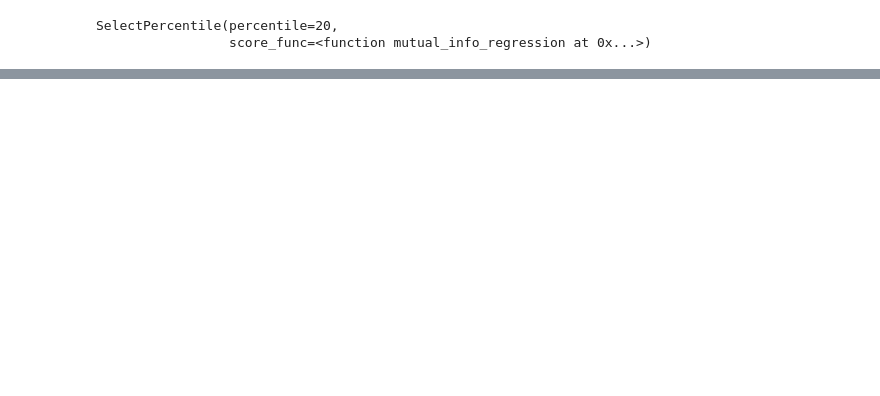
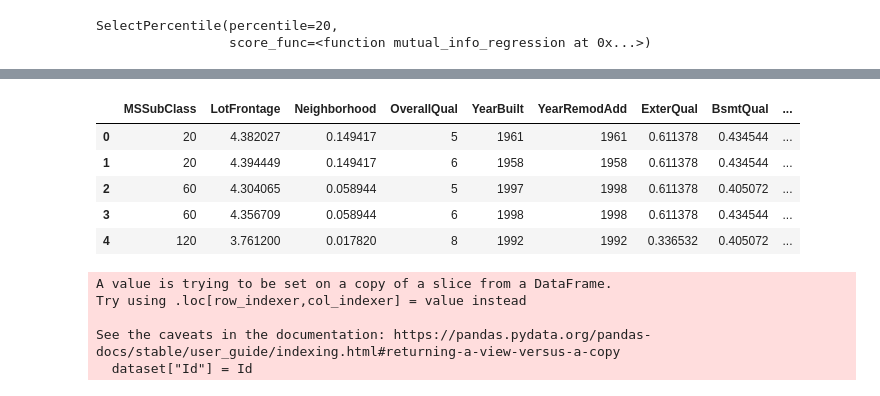
Before and after one commit to Muhliscm/deployed-, a Jupyter notebook: 30052021 Housing data Kaggle/8. Pipline/future selection/20210818 FS-House_price_prediction_kaggle.ipynb, the cells around one changed output, grey strips where cells are left out. Saved outputs shown, nothing was run; the diff lists cells and outputs as text; code cells hidden in the pictures; blank space fills up the shorter version.

```diff
--- a/30052021 Housing data Kaggle/8. Pipline/future selection/20210818 FS-House_price_prediction_kaggle.ipynb
+++ b/30052021 Housing data Kaggle/8. Pipline/future selection/20210818 FS-House_price_prediction_kaggle.ipynb
@@ -165,0 +198,19 @@ y_train.to_csv("y_train.csv", index = False)
+# %%
+dataset = df[X_train.columns]
+# %%
+dataset.head()
+# %% [output]
+|  | MSSubClass | LotFrontage | Neighborhood | OverallQual | YearBuilt | YearRemodAdd | ExterQual | BsmtQual | ... |
+| 0 | 20 | 4.382027 | 0.149417 | 5 | 1961 | 1961 | 0.611378 | 0.434544 | ... |
+| 1 | 20 | 4.394449 | 0.149417 | 6 | 1958 | 1958 | 0.611378 | 0.434544 | ... |
+| 2 | 60 | 4.304065 | 0.058944 | 5 | 1997 | 1998 | 0.611378 | 0.405072 | ... |
+| 3 | 60 | 4.356709 | 0.058944 | 6 | 1998 | 1998 | 0.611378 | 0.434544 | ... |
+| 4 | 120 | 3.761200 | 0.017820 | 8 | 1992 | 1992 | 0.336532 | 0.405072 | ... |
+# %%
+dataset["Id"] = Id
+# %% [output]
+A value is trying to be set on a copy of a slice from a DataFrame.
+Try using .loc[row_indexer,col_indexer] = value instead
+
+See the caveats in the documentation: https://pandas.pydata.org/pandas-docs/stable/user_guide/indexing.html#returning-a-view-versus-a-copy
+  dataset["Id"] = Id
```
Also changed, not shown: parts of 22 cells of this notebook, 10 other files.
